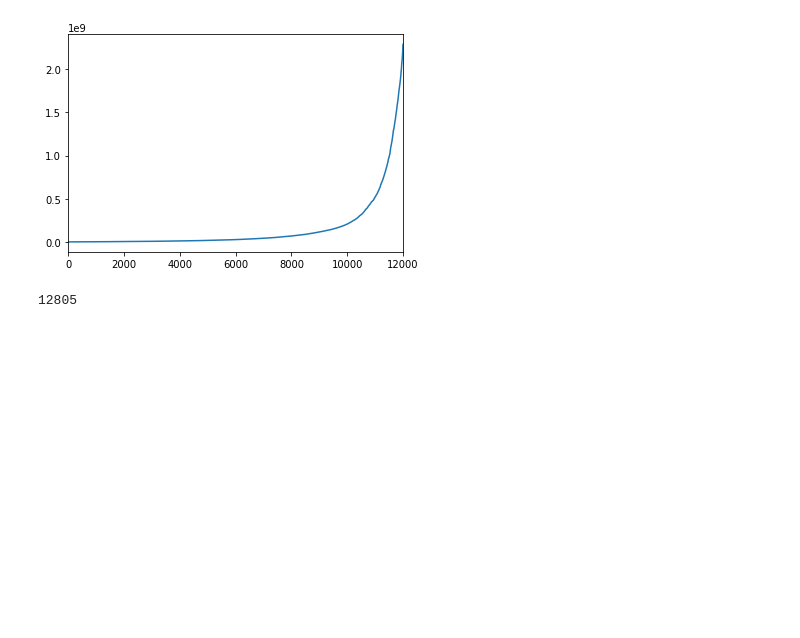
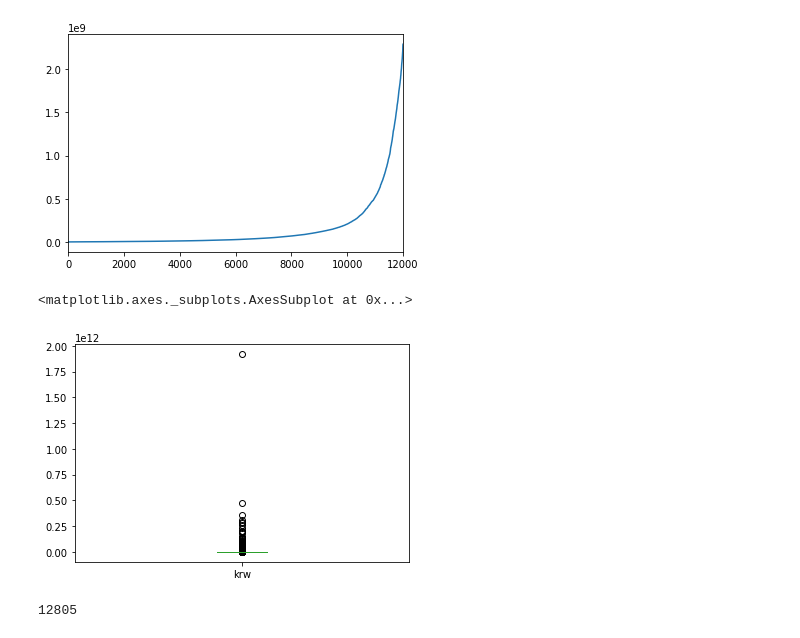
Before and after one commit to yiyc-kr/pandas-modules, a Jupyter notebook: recommend_amt.ipynb, the cells around one changed output. Drawn from its saved outputs; the diff is of its cells as text; code cells hidden in the pictures; blank space fills up the shorter version.

```diff
--- a/recommend_amt.ipynb
+++ b/recommend_amt.ipynb
@@ -66,6 +66,11 @@ df.krw.sort_values().reset_index(drop=True).loc[:12000].plot()
 # %% [output]
 <matplotlib.axes._subplots.AxesSubplot at 0x...>
 [figure]
+# %%
+df.krw.plot.box()
+# %% [output]
+<matplotlib.axes._subplots.AxesSubplot at 0x...>
+[figure, added]
 # %%
 df.groupby('krw').agg('size').sum()
 # %% [output]
```
Also changed, not shown: parts of 1 cell of this notebook.
